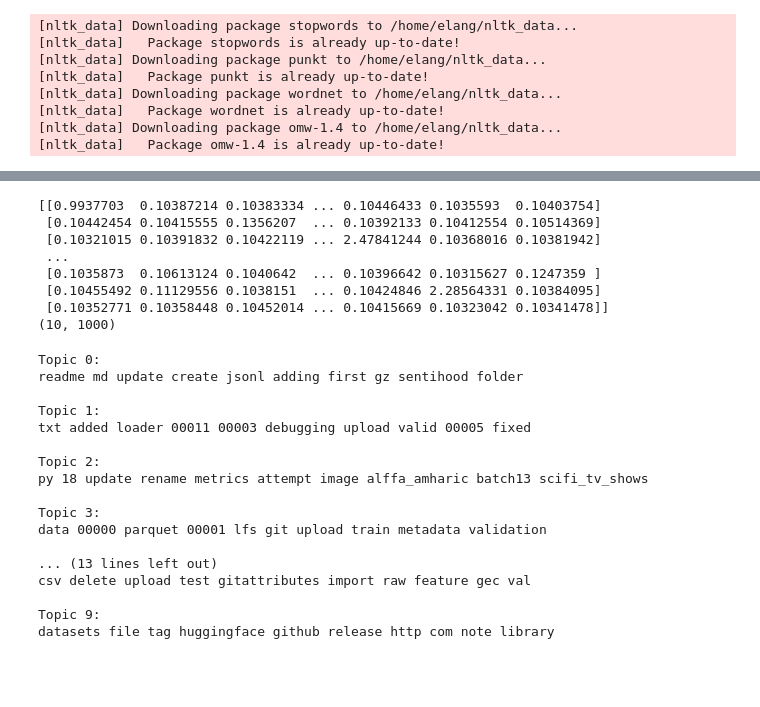
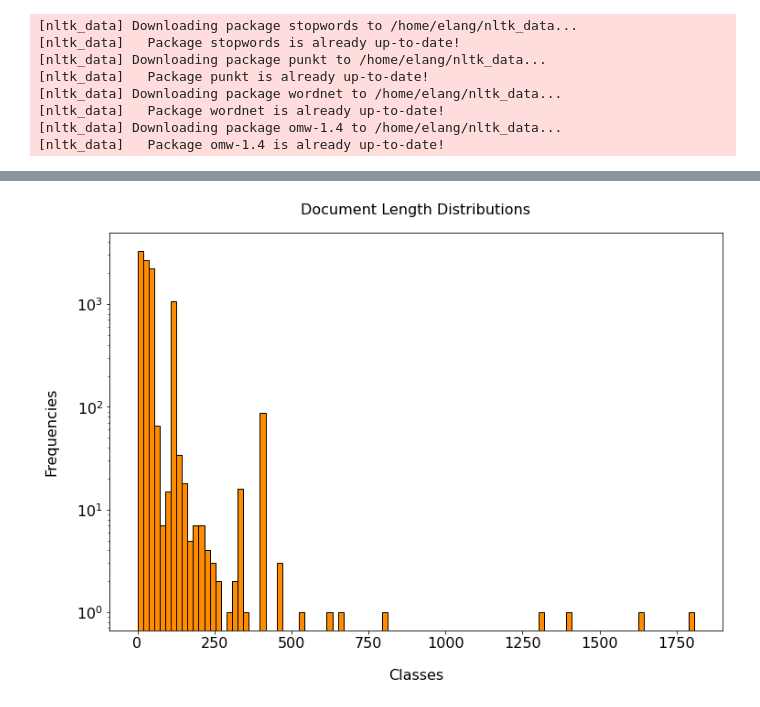
Before and after one commit to Elang89/hf-evolution, a Jupyter notebook: notebooks/dataset_topics.ipynb, the cells around one changed output, grey strips where cells are left out. Saved outputs shown, nothing was run; the diff lists cells and outputs as text; code cells hidden in the pictures; blank space fills up the shorter version.

```diff
--- a/notebooks/dataset_topics.ipynb
+++ b/notebooks/dataset_topics.ipynb
@@ -155,0 +140,12 @@ print(lsa_model.components_)
+# %%
+lda_4_model = LatentDirichletAllocation(
+    n_components=4,
+    learning_method="online",
+    max_iter=10,
+    n_jobs=1,
+    evaluate_every=1,
+    learning_decay=0.7,
+    random_state=42
+)
+
+lda_4_topics = lda_4_model.fit_transform(vect_text)
@@ -155,0 +179,6 @@ print(lsa_model.components_)
+# %%
+document_matrix = extract_dominant_topics(
+    lda_4_model,
+    df["commit_message"].to_list(),
+    lda_4_topics
+)
@@ -223,38 +221,16 @@ Topic  9 :  4.142398252309597 %
-# %%
-print(lda_model.components_)
-print(lda_model.components_.shape)
-# %% [output]
-[[0.9937703  0.10387214 0.10383334 ... 0.10446433 0.1035593  0.10403754]
- [0.10442454 0.10415555 0.1356207  ... 0.10392133 0.10412554 0.10514369]
- [0.10321015 0.10391832 0.10422119 ... 2.47841244 0.10368016 0.10381942]
- ...
- [0.1035873  0.10613124 0.1040642  ... 0.10396642 0.10315627 0.1247359 ]
- [0.10455492 0.11129556 0.1038151  ... 0.10424846 2.28564331 0.10384095]
- [0.10352771 0.10358448 0.10452014 ... 0.10415669 0.10323042 0.10341478]]
-(10, 1000)
-# %%
-for i, comp in enumerate(lda_model.components_):
-    vocab_comp = zip(vocab, comp)
-    sorted_words = sorted(vocab_comp, key= lambda x:x[1], reverse=True)[:10]
-    print("Topic "+str(i)+": ")
-    for t in sorted_words:
-        print(t[0],end=" ")
-    print("\n")
-# %% [output]
-Topic 0:
-readme md update create jsonl adding first gz sentihood folder
-
-Topic 1:
-txt added loader 00011 00003 debugging upload valid 00005 fixed
-
-Topic 2:
-py 18 update rename metrics attempt image alffa_amharic batch13 scifi_tv_shows
-
-Topic 3:
-data 00000 parquet 00001 lfs git upload train metadata validation
-
-... (13 lines left out)
-csv delete upload test gitattributes import raw feature gec val
-
-Topic 9:
-datasets file tag huggingface github release http com note library
+# %%
+fontsize = 16
+pad = 20
+fig, ax = plt.subplots(ncols=1, nrows=1, figsize=(12, 8))
+lengths = document_matrix["document_lengths"]
+
+ax.set_title("Document Length Distributions", fontsize=fontsize, pad=pad)
+ax.set_xlabel("Classes", fontsize=fontsize, labelpad=pad)
+ax.set_ylabel("Frequencies", fontsize=fontsize, labelpad=pad)
+ax.set_yscale("log")
+ax.tick_params(axis="both", labelsize=fontsize)
+ax.hist(lengths, bins=100, edgecolor="black", color="darkorange")
+
+fig.savefig("plots/RQ2/RQ2_DocumentLengths.png", dpi=400, bbox_inches="tight")
+# %% [output]
+[figure, added]
```
Also changed, not shown: parts of 31 cells of this notebook, 23 other files.
